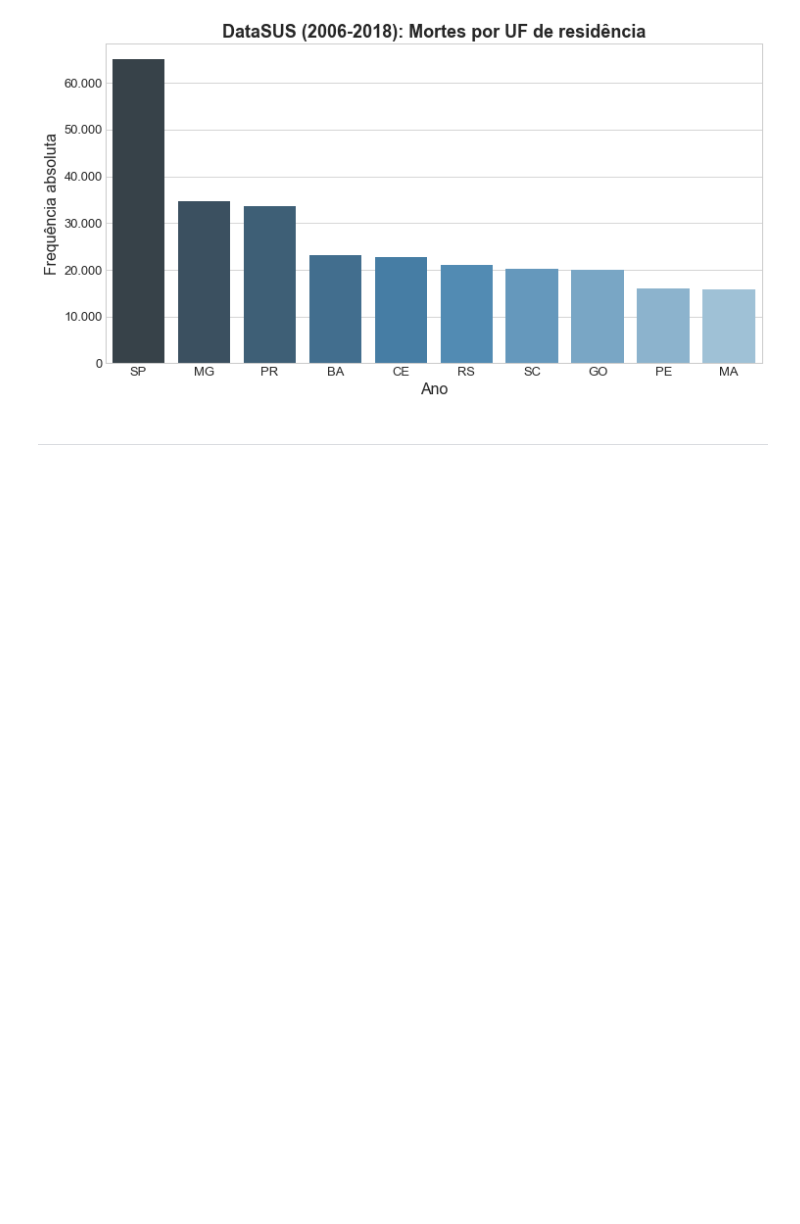
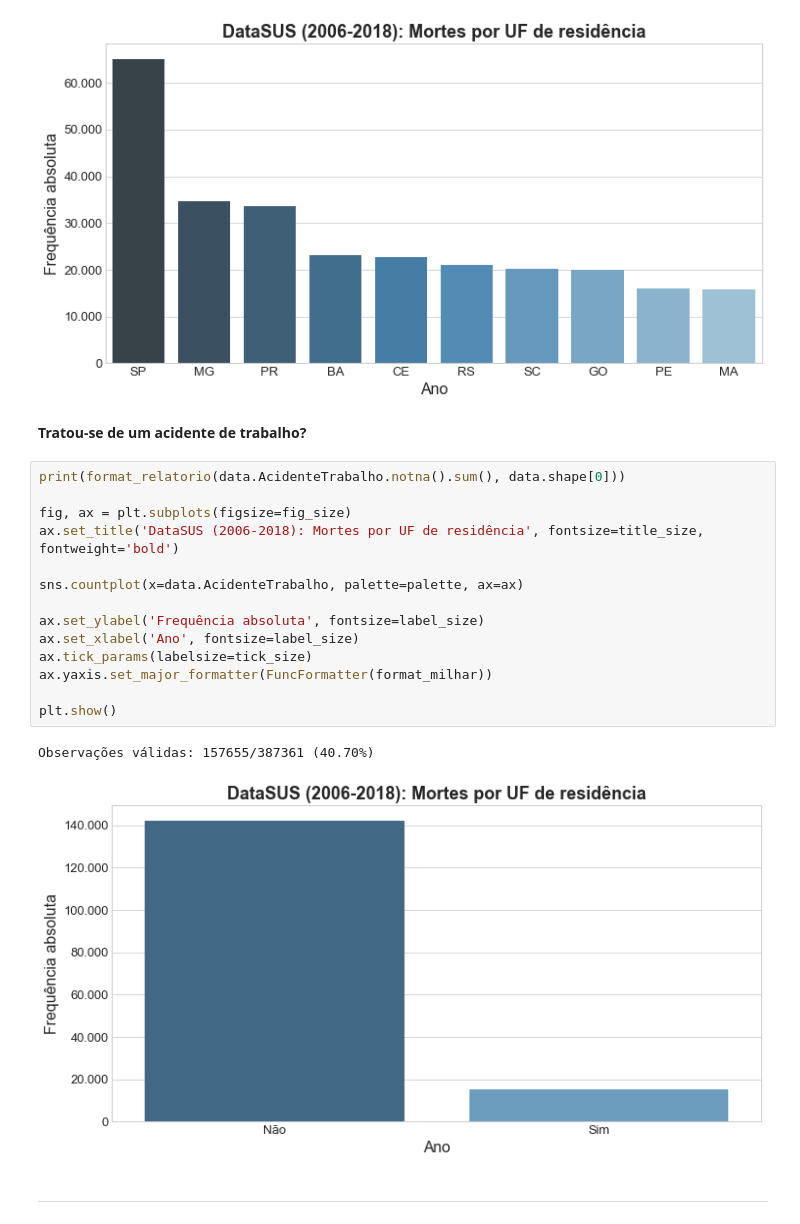
Before and after one commit to soterolab/datasus, a Jupyter notebook: 02-exploring-data.ipynb, the cells around one changed output. Saved outputs shown, nothing was run; the diff lists cells and outputs as text; blank space fills up the shorter version.

Commit message:
update EDA: add acidente trab

```diff
--- a/02-exploring-data.ipynb
+++ b/02-exploring-data.ipynb
@@ -246,6 +248,25 @@ plt.show()
 # %% [output]
 Observações válidas: 381506/387361 (98.49%)
 [figure]
+# %% [markdown]
+**Tratou-se de um acidente de trabalho?**
+# %%
+print(format_relatorio(data.AcidenteTrabalho.notna().sum(), data.shape[0]))
+
+fig, ax = plt.subplots(figsize=fig_size)
+ax.set_title('DataSUS (2006-2018): Mortes por UF de residência', fontsize=title_size, fontweight='bold')
+
+sns.countplot(x=data.AcidenteTrabalho, palette=palette, ax=ax)
+
+ax.set_ylabel('Frequência absoluta', fontsize=label_size)
+ax.set_xlabel('Ano', fontsize=label_size)
+ax.tick_params(labelsize=tick_size)
+ax.yaxis.set_major_formatter(FuncFormatter(format_milhar))
+
+plt.show()
+# %% [output]
+Observações válidas: 157655/387361 (40.70%)
+[figure, added]
 # %% [markdown]
 ***
 # %%
```
Also changed, not shown: parts of 1 cell of this notebook.
